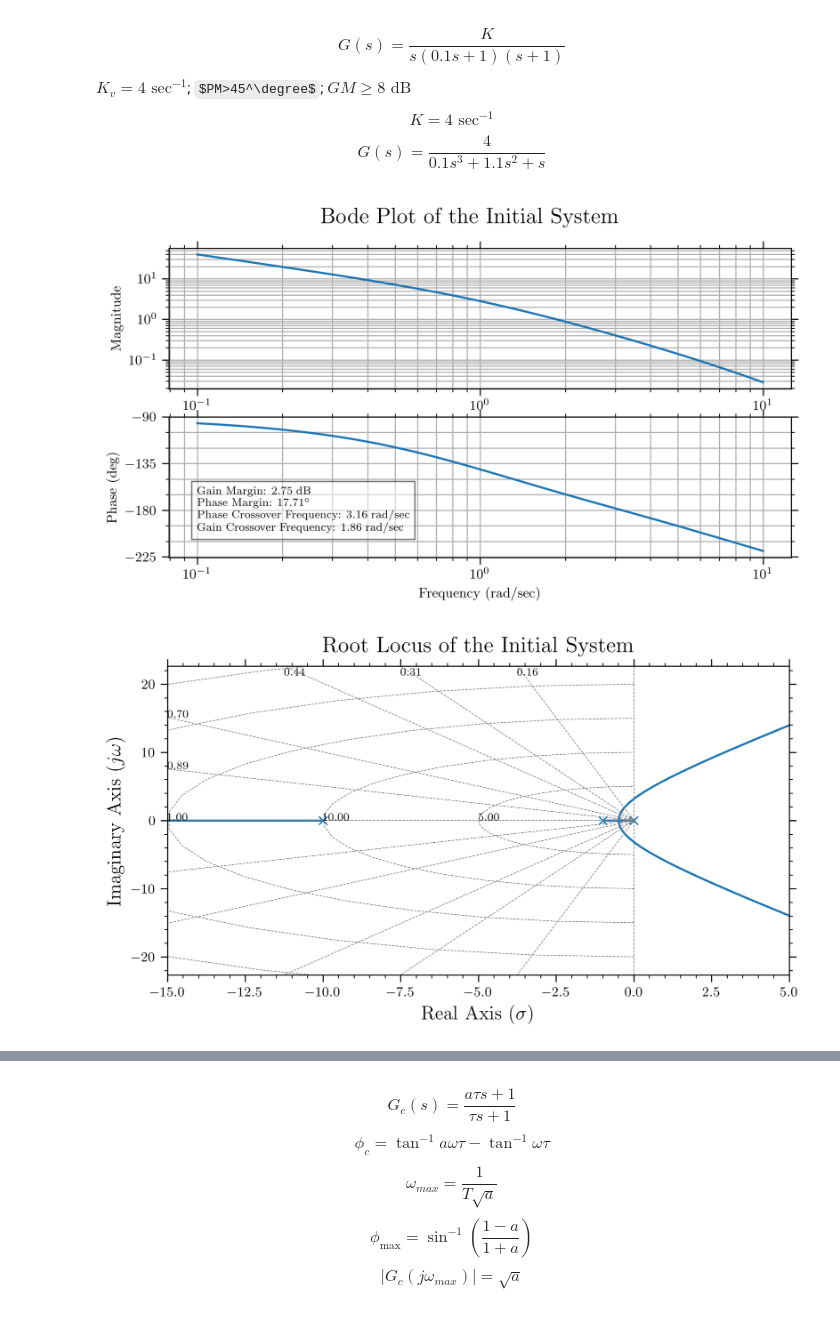
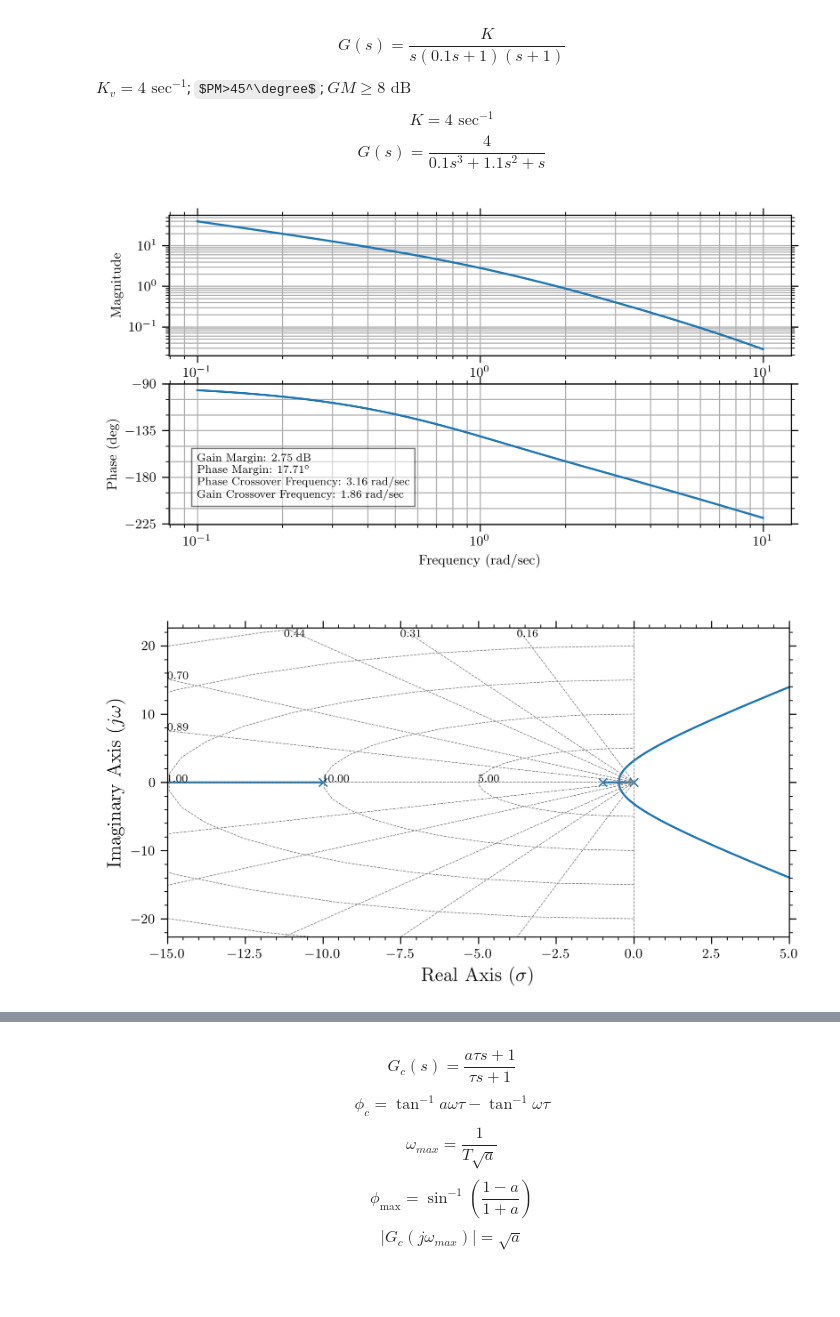
Before and after one commit to ravioli1369/AE308_project, a Jupyter notebook: control.ipynb, the cells around one changed output, grey strips where cells are left out. Cells and saved outputs as stored; diff of their text form; code cells hidden in the pictures; some formulas as TeX source; blank space fills up the shorter version.

Commit message:
report and plots

```diff
--- a/control.ipynb
+++ b/control.ipynb
@@ -28,22 +28,23 @@ $$G(s) = \dfrac{4}{0.1s^3+1.1s^2+s}$$
 # %%
 K = 4 #sec^(-1)
 G = control.tf([K], [0.1, 1.1, 1, 0])
 plt.figure(figsize=(8, 4), dpi=300)
 w = np.logspace(-1, 1, 100000)
 mag, phase, omega = control.bode(G, w)
 gm, pm, wcg, wcp = control.margin(G)
 plt.text(0.1, -200, f'Gain Margin: {gm:.2f} dB\nPhase Margin: {pm:.2f}$^\circ$\nPhase Crossover Frequency: {wcg:.2f} rad/sec\nGain Crossover Frequency: {wcp:.2f} rad/sec', fontsize=8, bbox=dict(facecolor='white', alpha=0.5))
-plt.suptitle('Bode Plot of the Initial System', fontsize=16)
-plt.savefig('bode_uncompensated.png', dpi=300)
+# plt.suptitle('Bode Plot of the Initial System', fontsize=16)
+plt.savefig('bode_uncompensated.png', dpi=300, bbox_inches='tight')
 plt.show()
 # %% [output]
-[figure, old version]
+[figure, new version]
 # %%
 plt.figure(figsize=(8, 4), dpi=300)
 roots, gains = control.root_locus(G, xlim=(-15, 5))
-plt.title('Root Locus of the Initial System', fontsize=16, pad=10)
+# plt.title('Root Locus of the Initial System', fontsize=16, pad=10)
+plt.title(' ', fontsize=16)
 plt.xlabel('Real Axis ($\sigma$)', fontsize=14)
 plt.ylabel('Imaginary Axis ($j\omega$)', fontsize=14)
-plt.savefig('rootlocus_uncompensated.png', dpi=300)
+plt.savefig('rootlocus_uncompensated.png', dpi=300, bbox_inches='tight')
 # %% [output]
-[figure, old version]
+[figure, new version]
```
Also changed, not shown: parts of 2 cells of this notebook, 12 other files.
